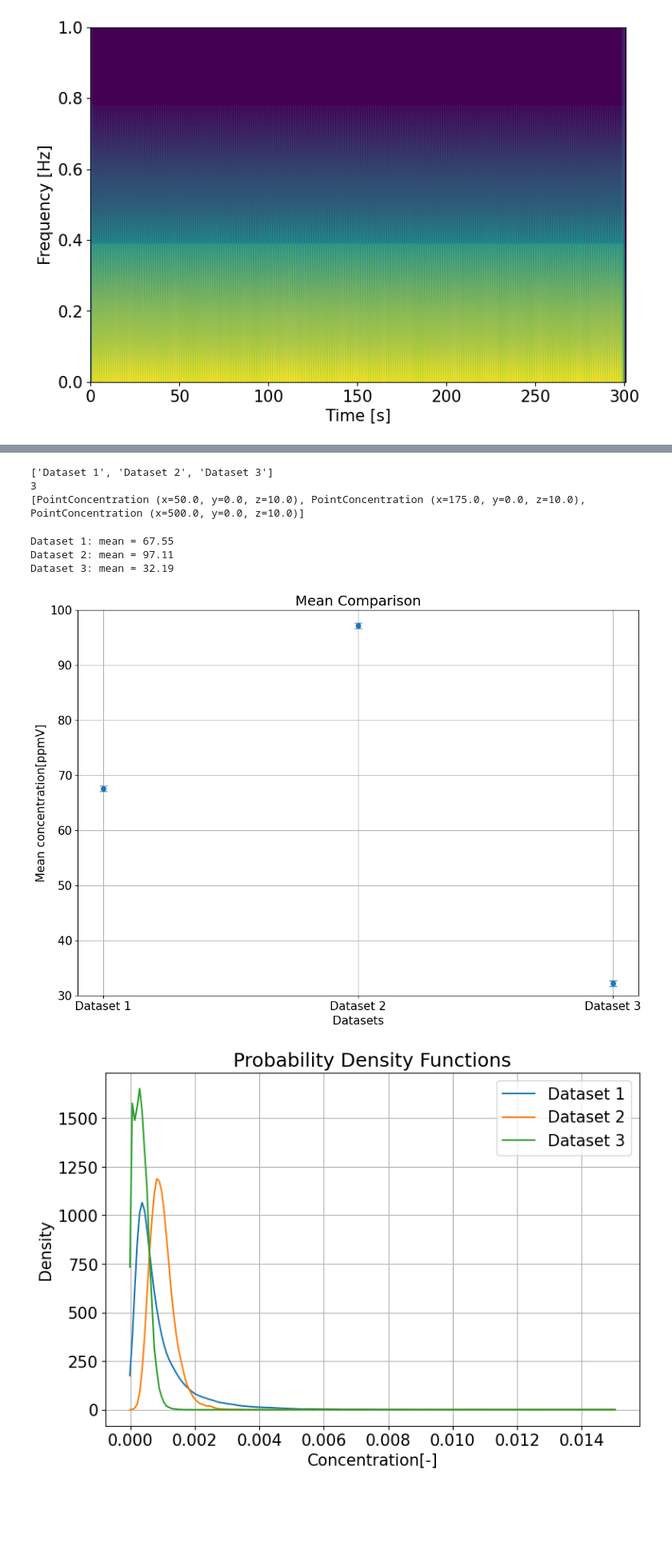
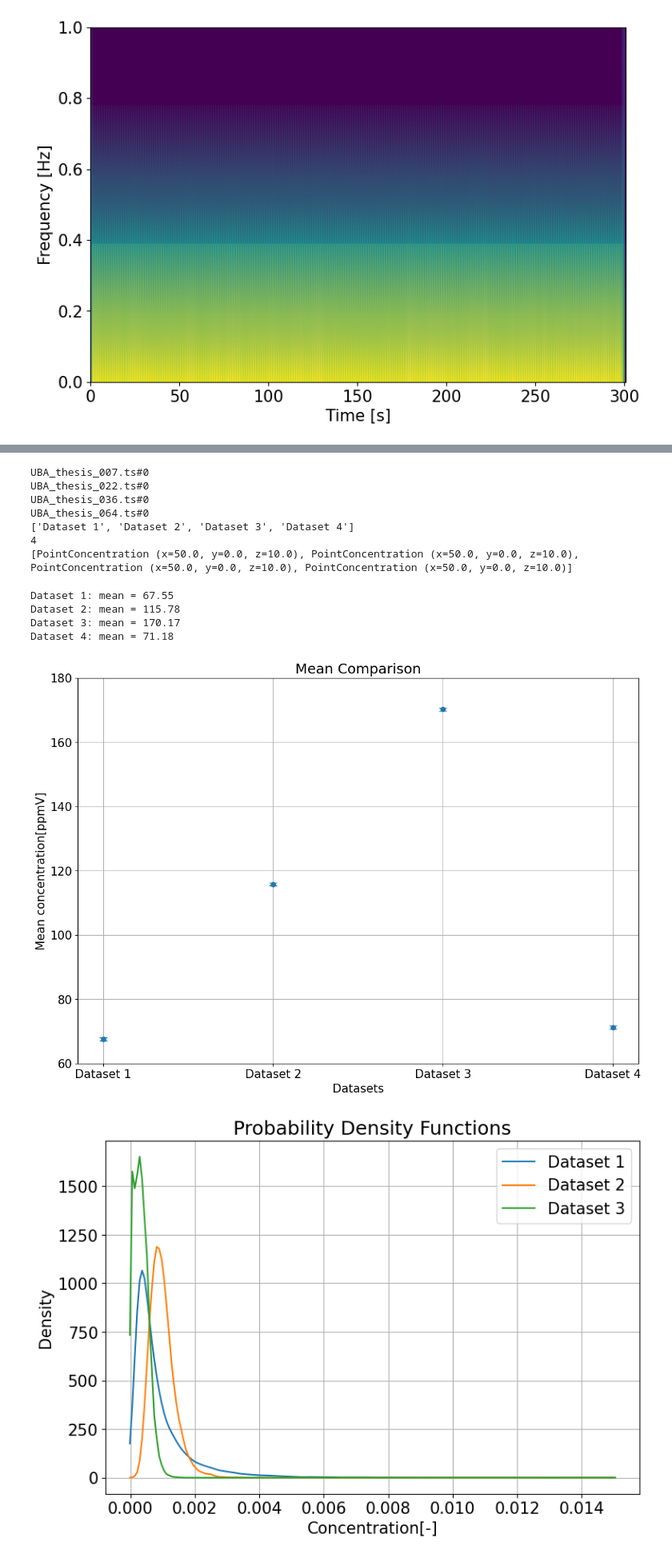
Before and after one commit to noradoralaexploradora/windtunnelsofware, a Jupyter notebook: DataAnalysis.ipynb, the cells around one changed output, grey strips where cells are left out. Shown at 80% size. Cells and saved outputs as stored; diff of their text form; code cells hidden in the pictures; blank space fills up the shorter version.

```diff
--- a/DataAnalysis.ipynb
+++ b/DataAnalysis.ipynb
@@ -26,7 +26,7 @@ import windtunnel as wt
 #Path to your input data
 #path = f"{path_dir}/Users/norakaiser/Masterthesis/testdata/raw_val"
 #/test_meas
-path = f"{path_dir}/measurements/08.07."
+path = f"{path_dir}/measurements/Auswertung/x50y0z10"
 # Name of your measurement files prefix
 namelist = ['UBA_thesis_']
 
@@ -48,7 +48,7 @@ output_path = f"{path}/results"
 #Name of csv file which contains ambient conditions data. Multiple diff. ambient conditions for diff datasets can be read-in at ones
 #If no file given or configuration wrong, the program ressorts to try reading-in given values manually below.
 #csv_file='ambient_conditions.csv'
-csv_file= f"{path}/ambient_conditions_08.csv"
+csv_file= f"{path}/ambient_conditions_allconf_x50y0z10.csv"
 parameters_PerFolder = False  #True=for each folder/namelist entry new column, False: for each ts one column entry
 # %%
 #Variables and Parameters set for all ts, if no ambient_conditions.csv file overgiven
@@ -168,7 +168,7 @@ for name in namelist:
         #Read ambient conditions from csv file
         else:
             x_source, y_source, z_source, x_measure, y_measure, z_measure, pressure, temperature, calibration_curve, mass_flow_controller, calibration_factor, scaling_factor, scale, ref_length, \
-            ref_height, gas_name, mol_weight, gas_factor, full_scale_wtref, full_scale_flow_rate, full_scale_temp, full_scale_pressure = wt.PointConcentration.read_ambient_conditions(
+            ref_height, gas_name, mol_weight, gas_factor, full_scale_wtref, full_scale_flow_rate, full_scale_temp, full_scale_pressure, config_name = wt.PointConcentration.read_ambient_conditions(
                 ambient_conditions, name)
 
     files = wt.get_files(path, name)
@@ -188,7 +188,7 @@ for name in namelist:
             #Read ambient conditions from csv file
             else:
                 x_source, y_source, z_source, x_measure, y_measure, z_measure, pressure, temperature, calibration_curve, mass_flow_controller, calibration_factor, scaling_factor, scale, ref_length, \
-                ref_height, gas_name, mol_weight, gas_factor, full_scale_wtref, full_scale_flow_rate, full_scale_temp, full_scale_pressure = wt.PointConcentration.read_ambient_conditions(
+                ref_height, gas_name, mol_weight, gas_factor, full_scale_wtref, full_scale_flow_rate, full_scale_temp, full_scale_pressure, config_name = wt.PointConcentration.read_ambient_conditions(
                 ambient_conditions, file)
 
         conc_ts[name][file] = wt.PointConcentration.from_file(os.path.join(path + '/' + file))
@@ -199,7 +199,7 @@ for name in namelist:
                                                temperature=temperature,
                                                calibration_curve=calibration_curve,
                                                mass_flow_controller=mass_flow_controller,
-                                               calibration_factor=calibration_factor)
+                                               calibration_factor=calibration_factor, config_name=config_name)
 
 #wdir,0,5
 # %% [output]
@@ -484,20 +495,20 @@ IQR (Q3 - Q1): (50, 0, 10) = 0.0007, (50, 0, 10) = 0.0007
 #ReadIn/Choose data (PointObjects) from the analysis above, to use for the separat plot visualisations, import plotting functions
 
 #Specify files
-DataPointsConc = [
-    conc_ts[namelist[0]]["UBA_thesis_007.ts#0"],
-    conc_ts[namelist[0]]["UBA_thesis_009.ts#0"],
-    conc_ts[namelist[0]]["UBA_thesis_010.ts#0"]
-]
+#DataPointsConc = [
+    #conc_ts[namelist[0]]["UBA_thesis_007.ts#0"],
+    #conc_ts[namelist[0]]["UBA_thesis_009.ts#0"],
+    #conc_ts[namelist[0]]["UBA_thesis_010.ts#0"]
+#]
 
 #All files read-in
 
-#DataPointsConc=[]
-#for i in range(0,len(files)):
-#    DataPointsConc.append(
-#        conc_ts[namelist[0]][files[i]]
-#    )
-#    print(files[i])
+DataPointsConc=[]
+for i in range(0,len(files)):
+    DataPointsConc.append(
+        conc_ts[namelist[0]][files[i]]
+    )
+    print(files[i])
 #Labels
 labels = [f"Dataset {i}" for i in range(1,len(DataPointsConc)+1)]
 
@@ -508,9 +519,13 @@ print(DataPointsConc)
 #Load all functions for plotting
 from windtunnel.concentration.CompareDatasets import *
 # %% [output]
-['Dataset 1', 'Dataset 2', 'Dataset 3']
-3
-[PointConcentration (x=50.0, y=0.0, z=10.0), PointConcentration (x=175.0, y=0.0, z=10.0), PointConcentration (x=500.0, y=0.0, z=10.0)]
+UBA_thesis_007.ts#0
+UBA_thesis_022.ts#0
+UBA_thesis_036.ts#0
+UBA_thesis_064.ts#0
+['Dataset 1', 'Dataset 2', 'Dataset 3', 'Dataset 4']
+4
+[PointConcentration (x=50.0, y=0.0, z=10.0), PointConcentration (x=50.0, y=0.0, z=10.0), PointConcentration (x=50.0, y=0.0, z=10.0), PointConcentration (x=50.0, y=0.0, z=10.0)]
 # %%
 means = [dp.net_concentration.mean() for dp in DataPointsConc]
 
@@ -518,20 +533,21 @@ for label, mean_val in zip(labels, means):
     print(f"{label}: mean = {mean_val:.2f}")
 # %% [output]
 Dataset 1: mean = 67.55
-Dataset 2: mean = 97.11
-Dataset 3: mean = 32.19
+Dataset 2: mean = 115.78
+Dataset 3: mean = 170.17
+Dataset 4: mean = 71.18
 # %%
 xLabel="Datasets"
 yLabel="Mean concentration[ppmV]"
 dimensionless="False"
 xAchse = None
-yAchse=(30,100) #None
+yAchse=(60,180) #None
 error_values=0.5 #[0.5,0.2,0.1] #For error values overgive one number which is cast to all values, or an array if specify different errors for each measurements
 errorType="absolute"
 test = create_means(DataPointsConc,error_values,dimensionless=dimensionless,labels=None,xLabel=xLabel,yLabel=yLabel,xAchse=xAchse,yAchse=yAchse)
 #plt.savefig("Mean_comparison.png",test) #To save image
 # %% [output]
-[figure, old version]
+[figure, new version]
 # %%
 xLabel="Concentration[-]"
 yLabel="Density"
```
Also changed, not shown: parts of 7 cells of this notebook, 2 other files.
